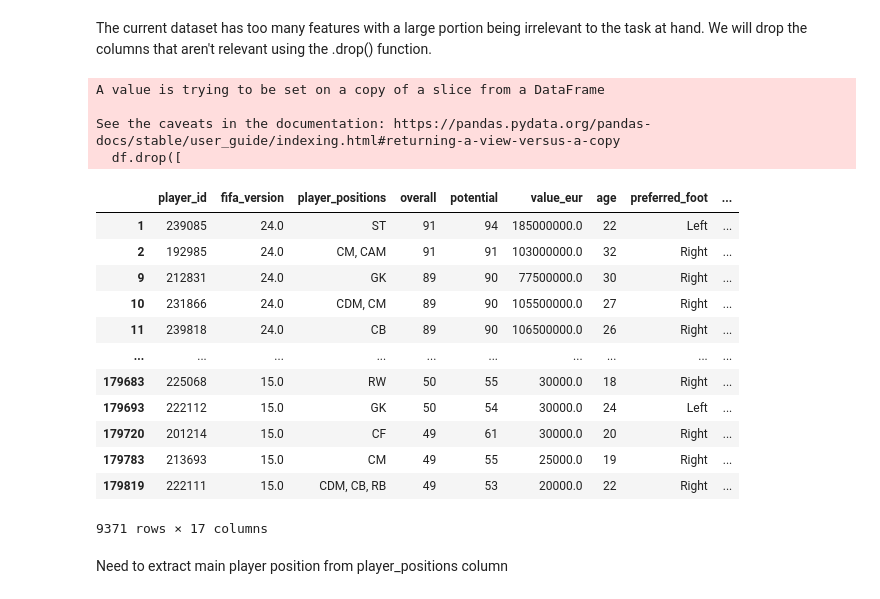
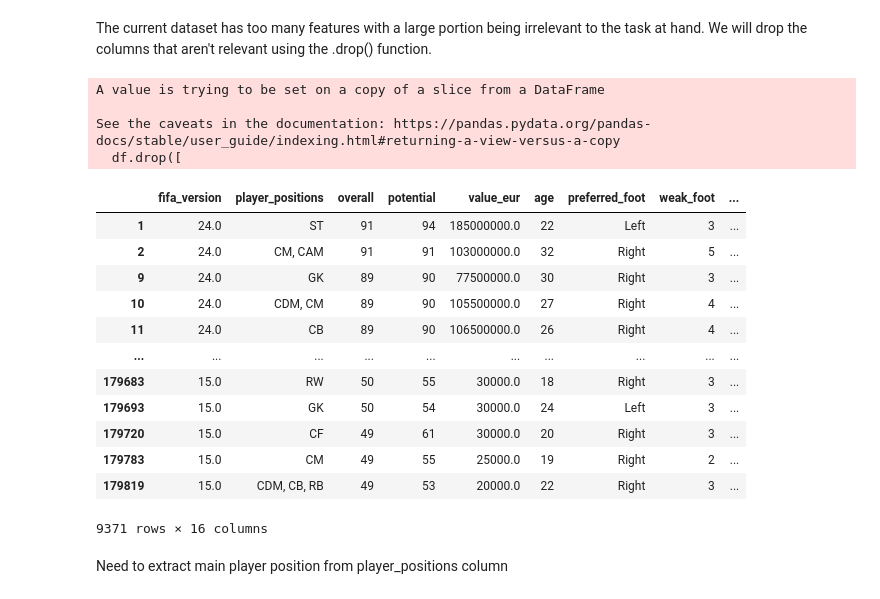
Before and after one commit to ish10k/footballer-wage-prediction, a Jupyter notebook: RandomForestRegressor.ipynb, the cells around one changed output. Cells and saved outputs as stored; diff of their text form; code cells hidden in the pictures.

```diff
--- a/RandomForestRegressor.ipynb
+++ b/RandomForestRegressor.ipynb
@@ -95,6 +95,7 @@ df
 The current dataset has too many features with a large portion being irrelevant to the task at hand. We will drop the columns that aren't relevant using the .drop() function.
 # %%
 df.drop([
+    'player_id',
     'wage_eur',
     'player_url',
     'update_as_of',
@@ -167,46 +168,46 @@ df.drop([
     'movement_agility',
     'movement_reactions',
     'movement_balance',
     'power_shot_power',
     'power_jumping',
     'power_stamina',
     'power_strength',
     'power_long_shots',
     'mentality_aggression',
     'mentality_interceptions',
     'mentality_positioning',
     'mentality_vision',
     'mentality_penalties',
     'mentality_composure',
     'defending_marking_awareness',
     'defending_standing_tackle',
     'defending_sliding_tackle',
     'goalkeeping_diving',
     'goalkeeping_handling',
     'goalkeeping_kicking',
     'goalkeeping_positioning',
     'goalkeeping_reflexes',
     'goalkeeping_speed'
 ], axis=1, inplace=True)
 df
 # %% [output]
 A value is trying to be set on a copy of a slice from a DataFrame
 
 See the caveats in the documentation: https://pandas.pydata.org/pandas-docs/stable/user_guide/indexing.html#returning-a-view-versus-a-copy
   df.drop([
-|  | player_id | fifa_version | player_positions | overall | potential | value_eur | age | preferred_foot | ... |
-| 1 | 239085 | 24.0 | ST | 91 | 94 | 185000000.0 | 22 | Left | ... |
-| 2 | 192985 | 24.0 | CM, CAM | 91 | 91 | 103000000.0 | 32 | Right | ... |
-| 9 | 212831 | 24.0 | GK | 89 | 90 | 77500000.0 | 30 | Right | ... |
-| 10 | 231866 | 24.0 | CDM, CM | 89 | 90 | 105500000.0 | 27 | Right | ... |
-| 11 | 239818 | 24.0 | CB | 89 | 90 | 106500000.0 | 26 | Right | ... |
+|  | fifa_version | player_positions | overall | potential | value_eur | age | preferred_foot | weak_foot | ... |
+| 1 | 24.0 | ST | 91 | 94 | 185000000.0 | 22 | Left | 3 | ... |
+| 2 | 24.0 | CM, CAM | 91 | 91 | 103000000.0 | 32 | Right | 5 | ... |
+| 9 | 24.0 | GK | 89 | 90 | 77500000.0 | 30 | Right | 3 | ... |
+| 10 | 24.0 | CDM, CM | 89 | 90 | 105500000.0 | 27 | Right | 4 | ... |
+| 11 | 24.0 | CB | 89 | 90 | 106500000.0 | 26 | Right | 4 | ... |
 | ... | ... | ... | ... | ... | ... | ... | ... | ... | ... |
-| 179683 | 225068 | 15.0 | RW | 50 | 55 | 30000.0 | 18 | Right | ... |
-| 179693 | 222112 | 15.0 | GK | 50 | 54 | 30000.0 | 24 | Left | ... |
-| 179720 | 201214 | 15.0 | CF | 49 | 61 | 30000.0 | 20 | Right | ... |
-| 179783 | 213693 | 15.0 | CM | 49 | 55 | 25000.0 | 19 | Right | ... |
-| 179819 | 222111 | 15.0 | CDM, CB, RB | 49 | 53 | 20000.0 | 22 | Right | ... |
+| 179683 | 15.0 | RW | 50 | 55 | 30000.0 | 18 | Right | 3 | ... |
+| 179693 | 15.0 | GK | 50 | 54 | 30000.0 | 24 | Left | 3 | ... |
+| 179720 | 15.0 | CF | 49 | 61 | 30000.0 | 20 | Right | 3 | ... |
+| 179783 | 15.0 | CM | 49 | 55 | 25000.0 | 19 | Right | 2 | ... |
+| 179819 | 15.0 | CDM, CB, RB | 49 | 53 | 20000.0 | 22 | Right | 3 | ... |
-9371 rows × 17 columns
+9371 rows × 16 columns
 # %% [markdown]
 Need to extract main player position from player_positions column
 # %%
```
Also changed, not shown: parts of 18 cells of this notebook, 20 other files.
